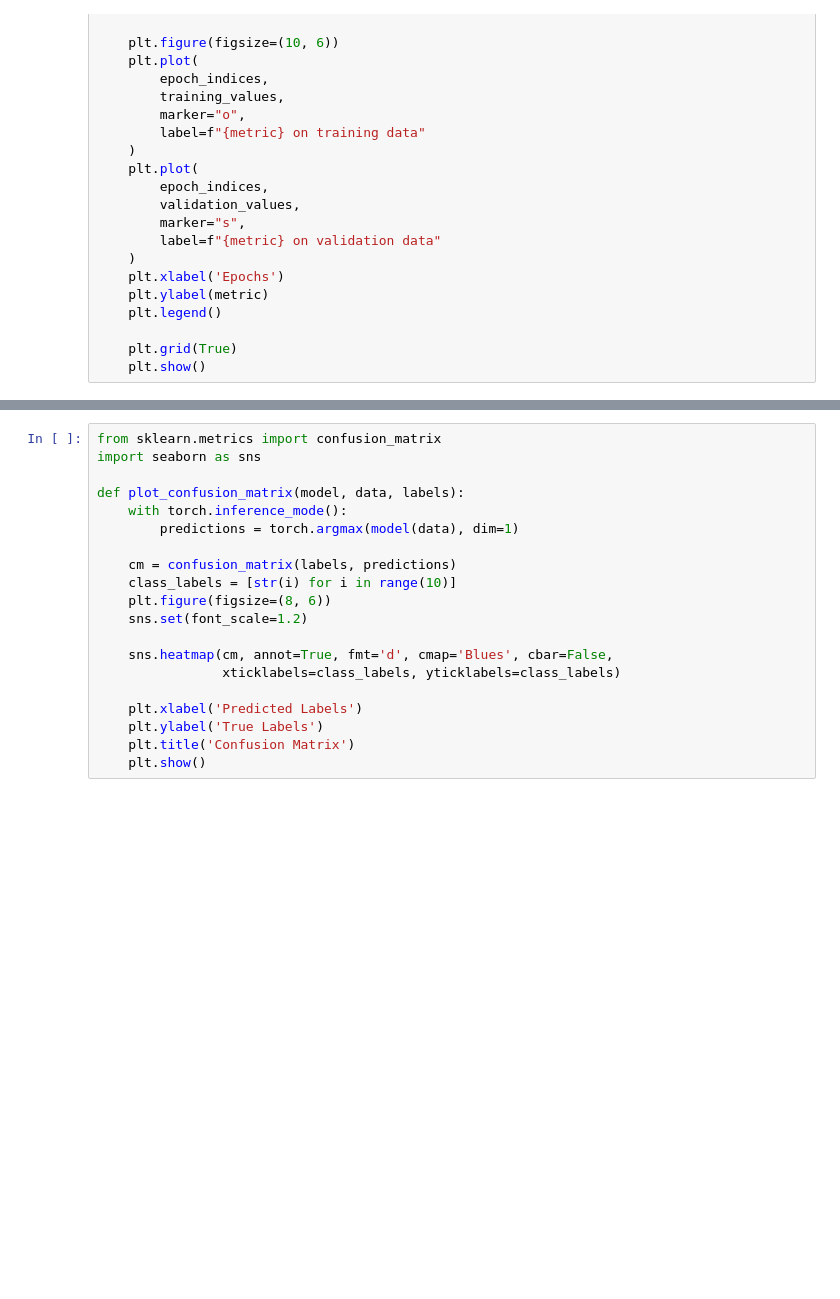
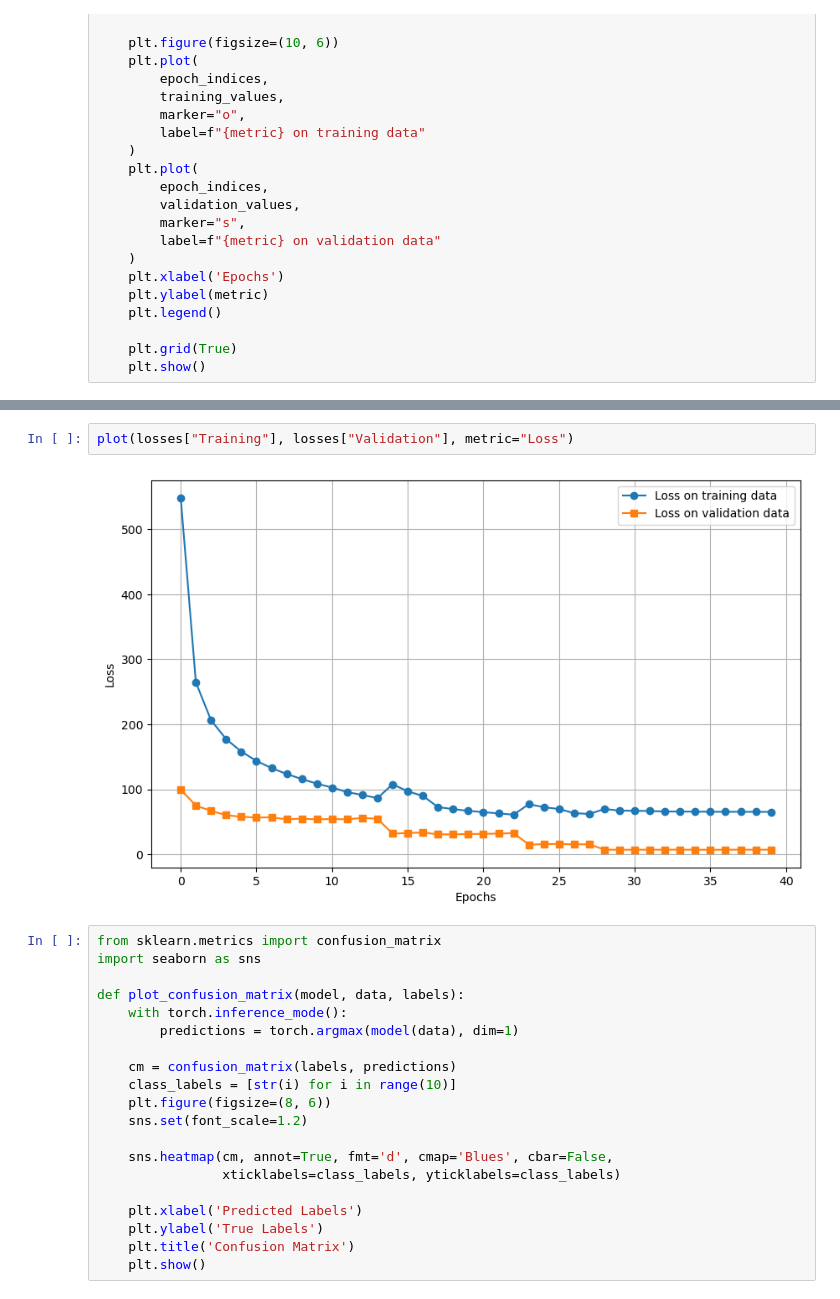
Before and after one commit to kpetridis24/neural-networks, a Jupyter notebook: cnn-classifier.ipynb, the cells around one changed output, grey strips where cells are left out. Drawn from its saved outputs; the diff is of its cells as text; blank space fills up the shorter version.

```diff
--- a/cnn-classifier.ipynb
+++ b/cnn-classifier.ipynb
@@ -381,3 +382,7 @@ plot(scores["Training"], scores["Validation"], metric="Accuracy")
+# %%
+plot(losses["Training"], losses["Validation"], metric="Loss")
+# %% [output]
+[figure, added]
 # %%
 from sklearn.metrics import confusion_matrix
 import seaborn as sns
```
Also changed, not shown: parts of 21 cells of this notebook, 2 other files.
